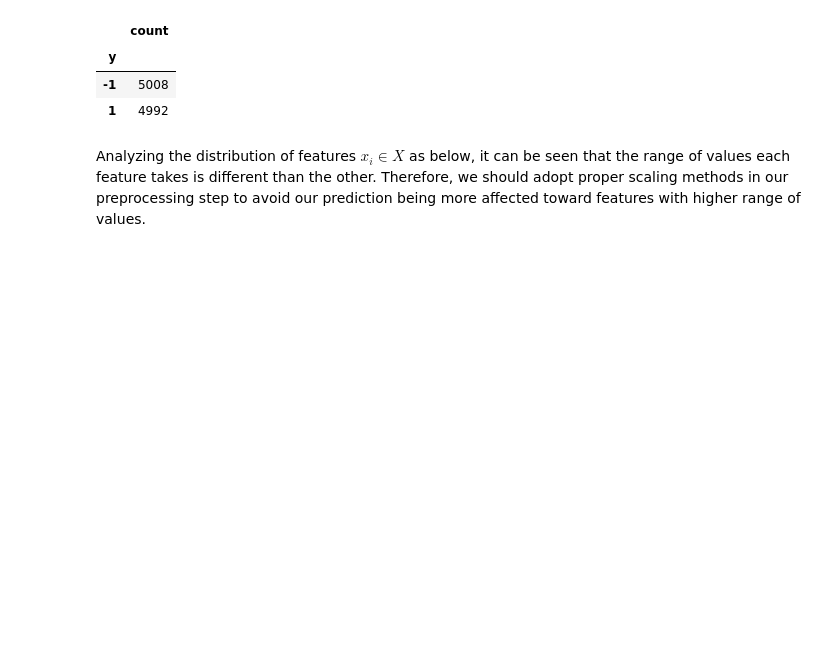
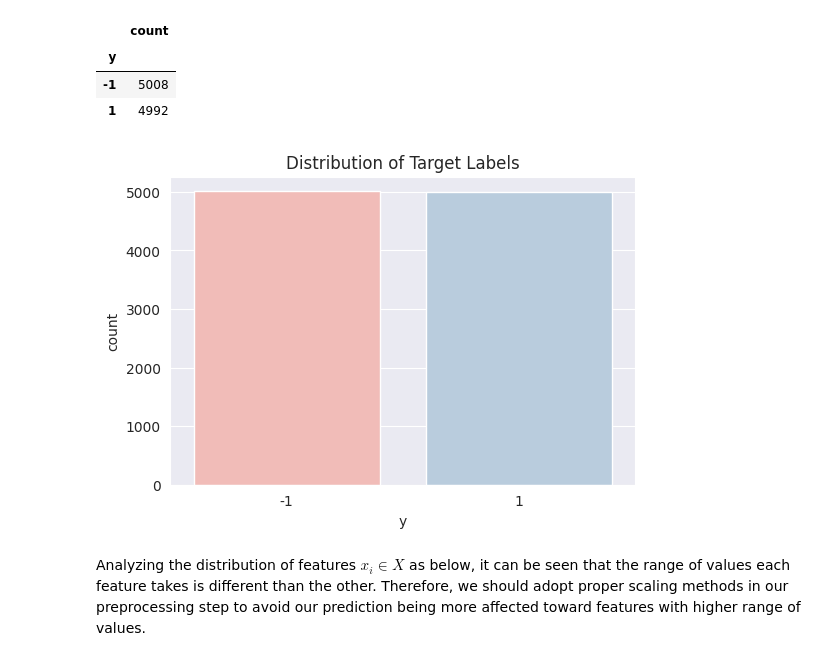
Before and after one commit to tabaraei/Kernelized-Linear-Classification, a Jupyter notebook: Kernelized_Linear_Classification.ipynb, the cells around one changed output. Cells and saved outputs as stored; diff of their text form; code cells hidden in the pictures; blank space fills up the shorter version.

Commit message:
finished the dataset exploration and preprocessing section, next focusing on model implementations

```diff
--- a/Kernelized_Linear_Classification.ipynb
+++ b/Kernelized_Linear_Classification.ipynb
@@ -68,6 +74,12 @@ dataset['y'].value_counts().to_frame()
 | y |  |
 | -1 | 5008 |
 | 1 | 4992 |
+# %%
+plt.figure(figsize=(6, 4))
+plt.title("Distribution of Target Labels")
+_ = sns.countplot(data=dataset, x='y', hue='y', palette='Pastel1', legend=False)
+# %% [output]
+[figure, added]
 # %% [markdown]
 Analyzing the distribution of features $x_i \in X$ as below, it can be seen that the range of values each feature takes is different than the other. Therefore, we should adopt proper scaling methods in our preprocessing step to avoid our prediction being more affected toward features with higher range of values.
 # %%
```
Also changed, not shown: parts of 17 cells of this notebook.
